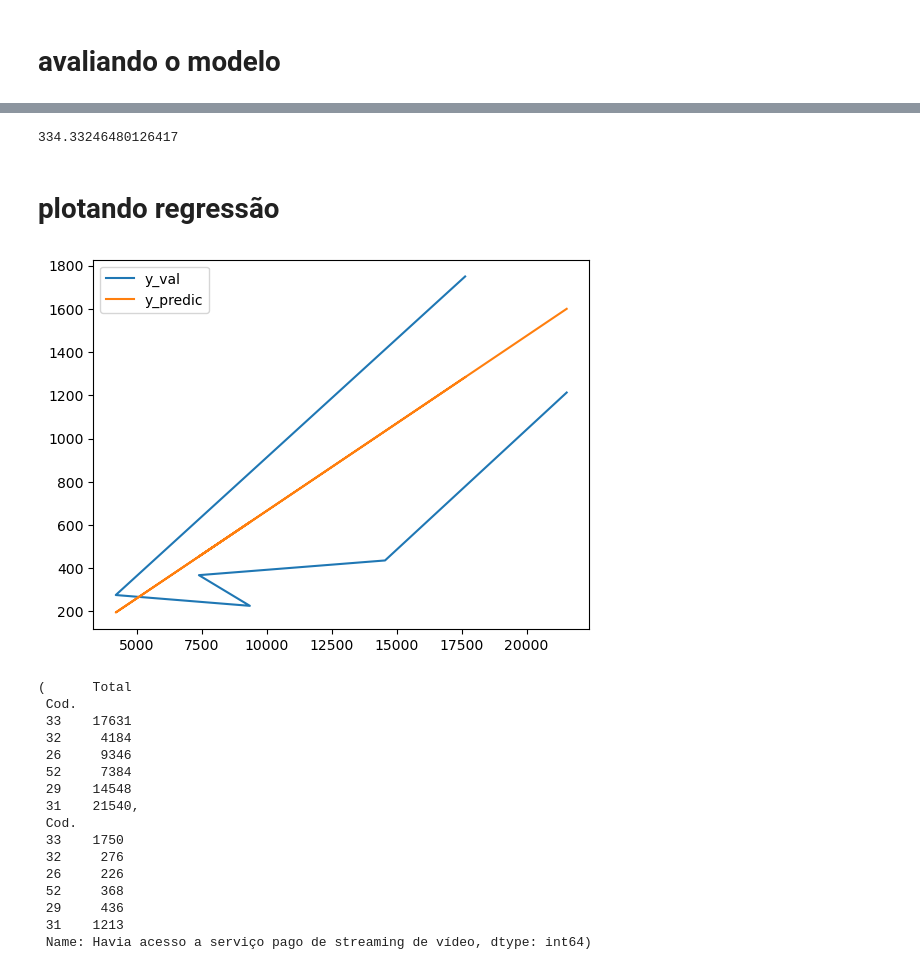
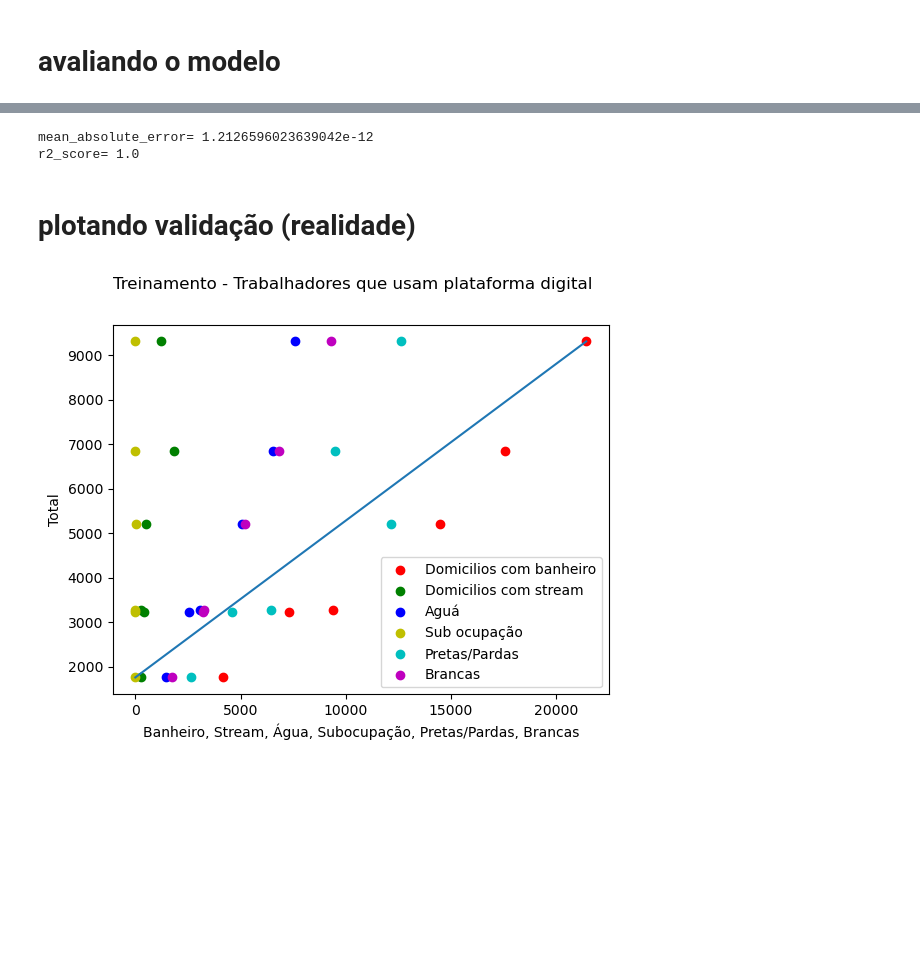
Before and after one commit to nandolrs/ml_ifrs_industria_4_acc_publico, a Jupyter notebook: note-panda-01-LinearRegression.ipynb, the cells around one changed output, grey strips where cells are left out. Saved outputs shown, nothing was run; the diff lists cells and outputs as text; code cells hidden in the pictures; blank space fills up the shorter version.

```diff
--- a/note-panda-01-LinearRegression.ipynb
+++ b/note-panda-01-LinearRegression.ipynb
@@ -99,0 +190,4 @@ X_full9650=X_full9650.drop(labels='Unidade da Federação' ,axis=1)
+# %%
+caminho_arquivo = 'data/tabela9431-2022.csv'
+X_full9431 = pd.read_csv(caminho_arquivo,quotechar='"', sep=';',skiprows = 4, index_col='Cód.') #  , index_col='ID' quotechar='"'  ,skiprows = 6 , skipfooter=23
+X_full9431
@@ -219,0 +353,34 @@ memory usage: 96.0 bytes
+# %%
+# minimo e maximo do eixo x_train
+def EixosBuscar(dados) :
+    minimo_eixo=dados.min(axis=None).min()
+    maximo_eixo=dados.max(axis=None).max()
+    retorno = [minimo_eixo,maximo_eixo]
+    return retorno
+# %%
+def GraficoGerar(x, y, legendasXY=None, titulos=None) : #titulos = [subtitulo, tituloX, tituloY]
+    cores =  ['r','g','b','y','c','m','y','k']
+
+    i = -1
+    fig, ax = plt.subplots()     # Create a figure containing a single Axes.
+
+    for chave in x.keys(): # iterrows itertuples items keys
+        i = i+1
+        legenda = chave
+        if legendasXY != None:
+            legenda=legendasXY[i]
+        ax.scatter(x[chave], y,label=legenda, c = cores[i])
+
+
+    min_max_eixo_x = EixosBuscar(x)
+    min_max_eixo_y = EixosBuscar(y)
+
+    ax.plot(min_max_eixo_x, min_max_eixo_y)
+    ax.legend()
+    if titulos != None:
+        fig.suptitle(titulos[0])
+        if len(titulos) > 1 :
+            #ax.set(xlabel="Feature", ylabel="Target", title="Validation set" + chave)
+            ax.set(xlabel=titulos[1], ylabel=titulos[2]) # , title="titulo"
+
+    plt.show()
@@ -273,42 +443,24 @@ max      3804.000000
 Name: Havia acesso a serviço pago de streaming de vídeo, dtype: float64
 # %%
 from sklearn.metrics import mean_squared_error, mean_absolute_error
+from sklearn.metrics import r2_score
 
 #val_predictions_ERROR = mean_squared_error(y_val, val_predictions) # squared=False
 val_predictions_ERROR = mean_absolute_error(y_val, val_predictions) # squared=False
-val_predictions_ERROR
+print('mean_absolute_error=',val_predictions_ERROR)
+
+val_r2_score = r2_score(y_val, val_predictions   ) # multioutput='variance_weighted'
+print('r2_score=',val_r2_score)
 
 #print('y_val=', y_val)
 #print('val_predictions=', val_predictions)
 #print('val_predictions_ERROR=',val_predictions_ERROR)
 # %% [output]
-334.33246480126417
+mean_absolute_error= 1.2126596023639042e-12
+r2_score= 1.0
 # %% [markdown]
-# plotando regressão
+# plotando validação (realidade)
 # %%
-fig, ax = plt.subplots()             # Create a figure containing a single Axes.
-ax.plot(X_val, y_val, label='y_val')  # Plot some data on the Axes.
-ax.plot(X_val, val_predictions,label='y_predic')  # Plot some data on the Axes.
-plt.legend()
-plt.show()                           # Show the figure.
+GraficoGerar(X_val, y_val, legendasXY=['Domicilios com banheiro', 'Domicilios com stream','Aguá','Sub ocupação','Pretas/Pardas','Brancas'],titulos=['Treinamento - Trabalhadores que usam plataforma digital','Banheiro, Stream, Água, Subocupação, Pretas/Pardas, Brancas','Total'])
 # %% [output]
-[figure, old version]
+[figure, new version]
-# %%
-X_val, y_val
-# %% [output]
-(      Total
- Cod.
- 33    17631
- 32     4184
- 26     9346
- 52     7384
- 29    14548
- 31    21540,
- Cod.
- 33    1750
- 32     276
- 26     226
- 52     368
- 29     436
- 31    1213
- Name: Havia acesso a serviço pago de streaming de vídeo, dtype: int64)
```
Also changed, not shown: parts of 45 cells of this notebook.
